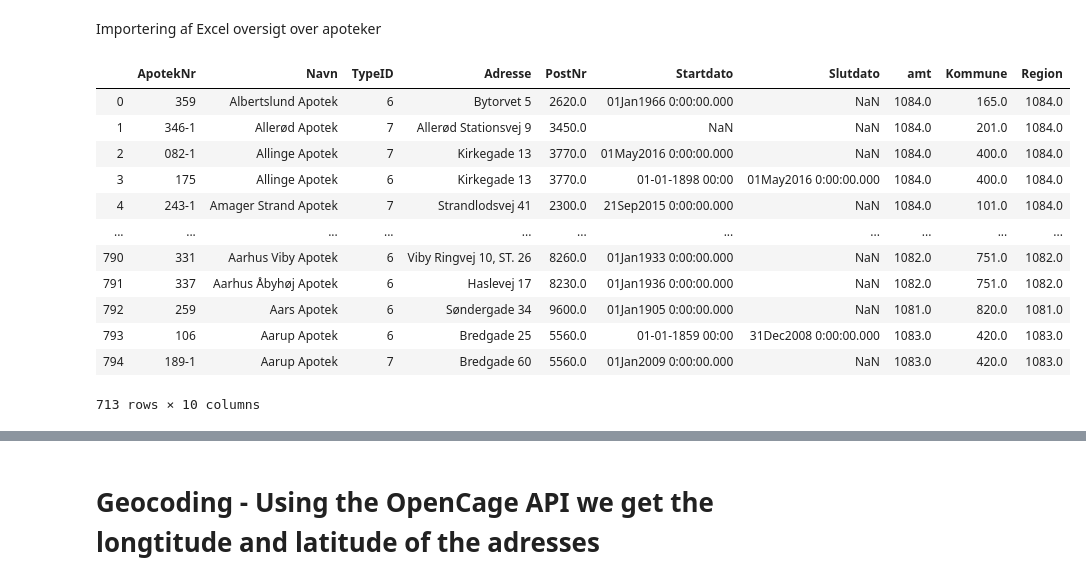
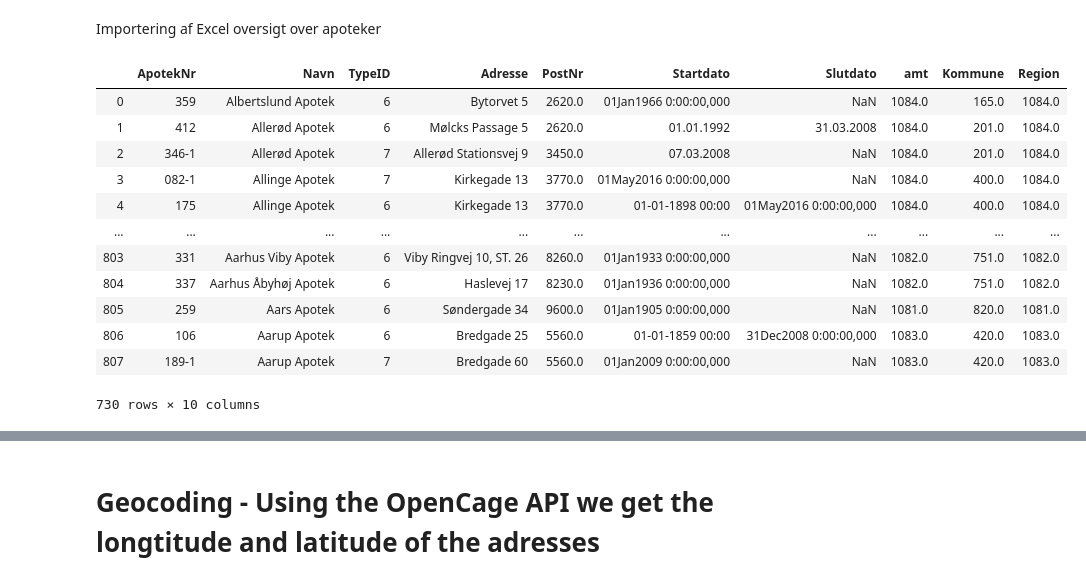
Before and after one commit to Oliverkobaek/thesis_2020, a Jupyter notebook: Geooding pharmacies.ipynb, the cells around one changed output, grey strips where cells are left out. Saved outputs shown, nothing was run; the diff lists cells and outputs as text; code cells hidden in the pictures.

Commit message:
Opdateret apoteksliste med scrapped startdato

```diff
--- a/Geooding pharmacies.ipynb
+++ b/Geooding pharmacies.ipynb
@@ -51,24 +51,24 @@ current_path
 # %% [markdown]
 Importering af Excel oversigt over apoteker
 # %%
-url = 'https://raw.githubusercontent.com/Oliverkobaek/thesis_2020/master/APOTEK_20200109.csv'
-exceldata = pd.read_csv(url , error_bad_lines=False)
+url = 'https://raw.githubusercontent.com/Oliverkobaek/thesis_2020/master/APOTEK_20200109_medstart.csv'
+exceldata = pd.read_csv(url ,sep = ';', error_bad_lines=False)
 exceldata = exceldata.dropna(subset=['Adresse', 'PostNr'])
 exceldata
 # %% [output]
 |  | ApotekNr | Navn | TypeID | Adresse | PostNr | Startdato | Slutdato | amt | Kommune | Region |
-| 0 | 359 | Albertslund Apotek | 6 | Bytorvet 5 | 2620.0 | 01Jan1966 0:00:00.000 | NaN | 1084.0 | 165.0 | 1084.0 |
-| 1 | 346-1 | Allerød Apotek | 7 | Allerød Stationsvej 9 | 3450.0 | NaN | NaN | 1084.0 | 201.0 | 1084.0 |
-| 2 | 082-1 | Allinge Apotek | 7 | Kirkegade 13 | 3770.0 | 01May2016 0:00:00.000 | NaN | 1084.0 | 400.0 | 1084.0 |
-| 3 | 175 | Allinge Apotek | 6 | Kirkegade 13 | 3770.0 | 01-01-1898 00:00 | 01May2016 0:00:00.000 | 1084.0 | 400.0 | 1084.0 |
-| 4 | 243-1 | Amager Strand Apotek | 7 | Strandlodsvej 41 | 2300.0 | 21Sep2015 0:00:00.000 | NaN | 1084.0 | 101.0 | 1084.0 |
+| 0 | 359 | Albertslund Apotek | 6 | Bytorvet 5 | 2620.0 | 01Jan1966 0:00:00,000 | NaN | 1084.0 | 165.0 | 1084.0 |
+| 1 | 412 | Allerød Apotek | 6 | Mølcks Passage 5 | 2620.0 | 01.01.1992 | 31.03.2008 | 1084.0 | 201.0 | 1084.0 |
+| 2 | 346-1 | Allerød Apotek | 7 | Allerød Stationsvej 9 | 3450.0 | 07.03.2008 | NaN | 1084.0 | 201.0 | 1084.0 |
+| 3 | 082-1 | Allinge Apotek | 7 | Kirkegade 13 | 3770.0 | 01May2016 0:00:00,000 | NaN | 1084.0 | 400.0 | 1084.0 |
+| 4 | 175 | Allinge Apotek | 6 | Kirkegade 13 | 3770.0 | 01-01-1898 00:00 | 01May2016 0:00:00,000 | 1084.0 | 400.0 | 1084.0 |
 | ... | ... | ... | ... | ... | ... | ... | ... | ... | ... | ... |
-| 790 | 331 | Aarhus Viby Apotek | 6 | Viby Ringvej 10, ST. 26 | 8260.0 | 01Jan1933 0:00:00.000 | NaN | 1082.0 | 751.0 | 1082.0 |
-| 791 | 337 | Aarhus Åbyhøj Apotek | 6 | Haslevej 17 | 8230.0 | 01Jan1936 0:00:00.000 | NaN | 1082.0 | 751.0 | 1082.0 |
-| 792 | 259 | Aars Apotek | 6 | Søndergade 34 | 9600.0 | 01Jan1905 0:00:00.000 | NaN | 1081.0 | 820.0 | 1081.0 |
-| 793 | 106 | Aarup Apotek | 6 | Bredgade 25 | 5560.0 | 01-01-1859 00:00 | 31Dec2008 0:00:00.000 | 1083.0 | 420.0 | 1083.0 |
-| 794 | 189-1 | Aarup Apotek | 7 | Bredgade 60 | 5560.0 | 01Jan2009 0:00:00.000 | NaN | 1083.0 | 420.0 | 1083.0 |
+| 803 | 331 | Aarhus Viby Apotek | 6 | Viby Ringvej 10, ST. 26 | 8260.0 | 01Jan1933 0:00:00,000 | NaN | 1082.0 | 751.0 | 1082.0 |
+| 804 | 337 | Aarhus Åbyhøj Apotek | 6 | Haslevej 17 | 8230.0 | 01Jan1936 0:00:00,000 | NaN | 1082.0 | 751.0 | 1082.0 |
+| 805 | 259 | Aars Apotek | 6 | Søndergade 34 | 9600.0 | 01Jan1905 0:00:00,000 | NaN | 1081.0 | 820.0 | 1081.0 |
+| 806 | 106 | Aarup Apotek | 6 | Bredgade 25 | 5560.0 | 01-01-1859 00:00 | 31Dec2008 0:00:00,000 | 1083.0 | 420.0 | 1083.0 |
+| 807 | 189-1 | Aarup Apotek | 7 | Bredgade 60 | 5560.0 | 01Jan2009 0:00:00,000 | NaN | 1083.0 | 420.0 | 1083.0 |
-713 rows × 10 columns
+730 rows × 10 columns
 # %%
 exceldata_adress = exceldata["Adresse"]
 exceldata_postal = exceldata["PostNr"].apply(int)
```
Also changed, not shown: parts of 7 cells of this notebook, 1 other file.
